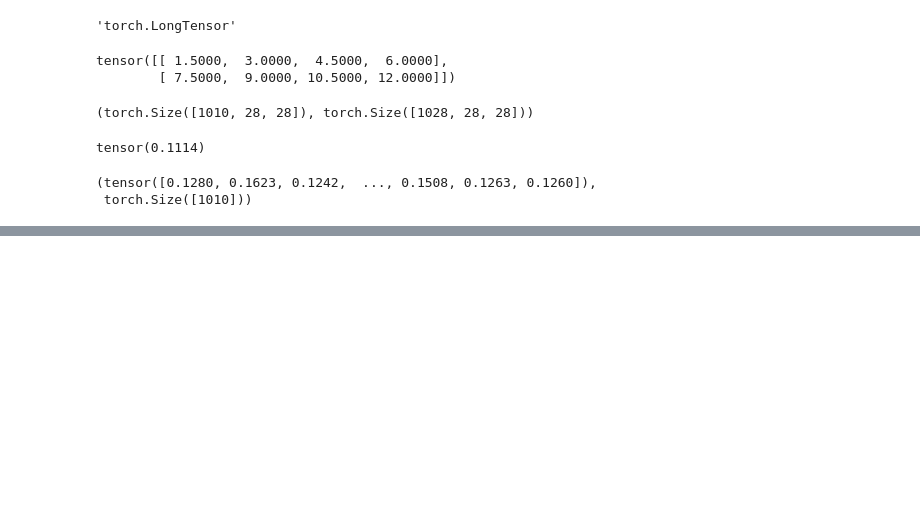
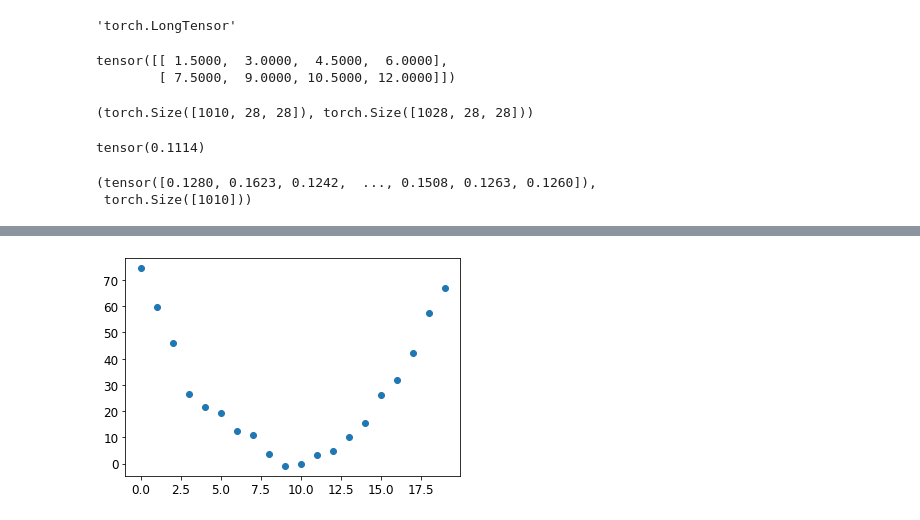
Before and after one commit to jonworkman88/fastbook, a Jupyter notebook: clean/Jon_files/04_DL_basics.ipynb, the cells around one changed output, grey strips where cells are left out. Cells and saved outputs as stored; diff of their text form; code cells hidden in the pictures; blank space fills up the shorter version.

```diff
--- a/clean/Jon_files/04_DL_basics.ipynb
+++ b/clean/Jon_files/04_DL_basics.ipynb
@@ -217,0 +283,5 @@ vld3_dist, vld3_dist.shape
+# %%
+speed = torch.randn(20)*3 + 0.75*(time-9.5)**2 + 1
+plt.scatter(time,speed);
+# %% [output]
+[figure, added]
```
Also changed, not shown: parts of 28 cells of this notebook, 1 other file.
